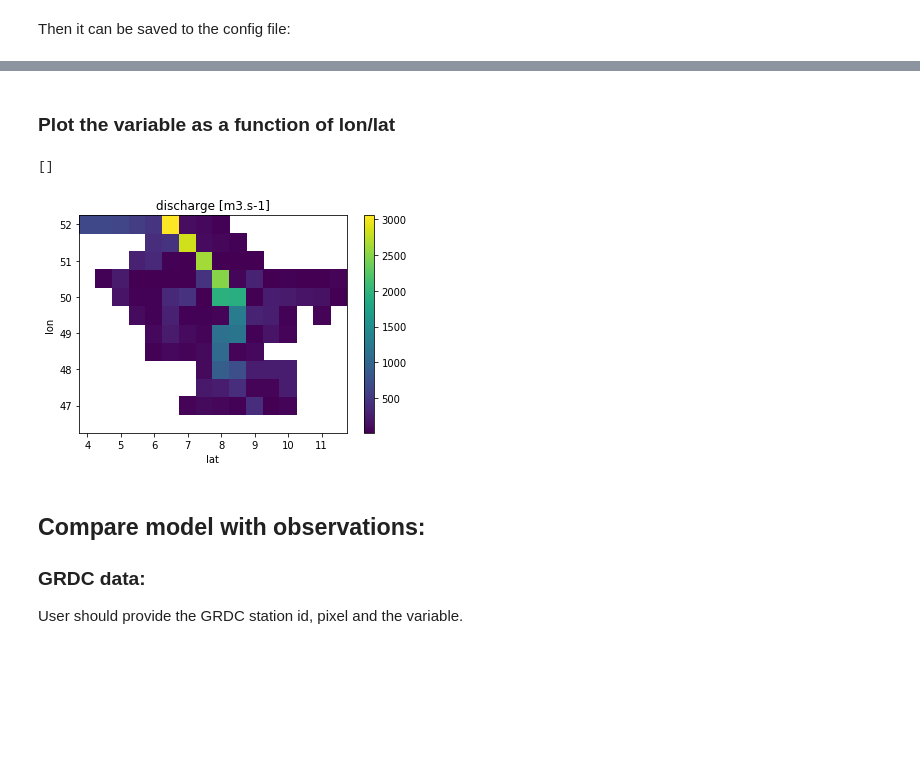
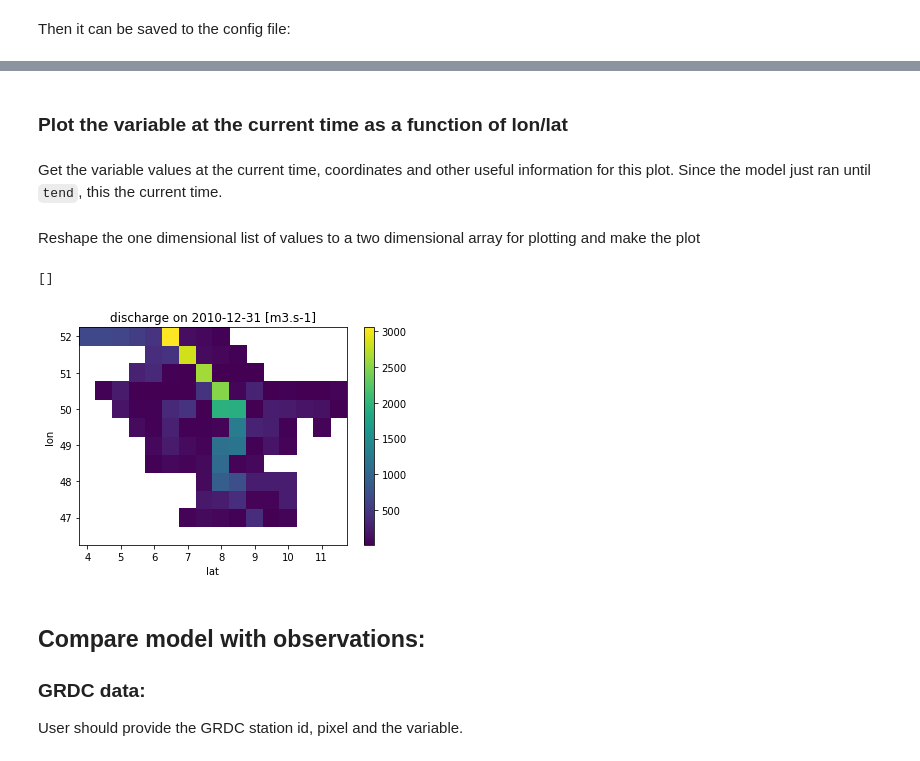
Before and after one commit to eWaterCycle/notebooks, a Jupyter notebook: Lorentz_notebook_template.ipynb, the cells around one changed output, grey strips where cells are left out. Saved outputs shown, nothing was run; the diff lists cells and outputs as text; code cells hidden in the pictures; blank space fills up the shorter version.

```diff
--- a/Lorentz_notebook_template.ipynb
+++ b/Lorentz_notebook_template.ipynb
@@ -99,25 +99,29 @@ while model.get_current_time() < tend:
     value_at_pixel = model.get_value_at_indices(variable, index_of_variable)[0]
     variable_overtime.append((model.get_current_time(), value_at_pixel))
 # %% [markdown]
-### Plot the variable as a function of lon/lat
+### Plot the variable at the current time as a function of lon/lat
+# %% [markdown]
+Get the variable values at the current time, coordinates and other useful information for this plot. Since the model just ran until `tend`, this the current time.
 # %%
-# Plot variable {0}
 vals = model.get_value(variable)
 unit = model.get_var_units(variable)
 shape = model.get_grid_shape(model.get_var_grid(variable))
 lon = model.get_grid_x(0)
 lat = model.get_grid_y(0)
+current_date = cftime.num2date(model.get_current_time(),tunit).date()
+# %% [markdown]
+Reshape the one dimensional list of values to a two dimensional array for plotting and make the plot
 # %%
-Z = np.reshape(ma.masked_where(vals == np.nan, vals), shape)
-plt.title(r'{} [{}]'.format(variable,unit))
-plt.pcolormesh(lat,lon,Z)
+vals_array = np.reshape(ma.masked_where(vals == np.nan, vals), shape)
+plt.title(r'{} on {} [{}]'.format(variable,current_date,unit))
+plt.pcolormesh(lat,lon,vals_array)
 plt.colorbar()
 plt.xlabel('lat')
 plt.ylabel('lon')
 plt.plot()
 # %% [output]
 []
-[figure, old version]
+[figure, new version]
 # %% [markdown]
 ## **Compare model with observations:**
 
```
Also changed, not shown: parts of 19 cells of this notebook.
